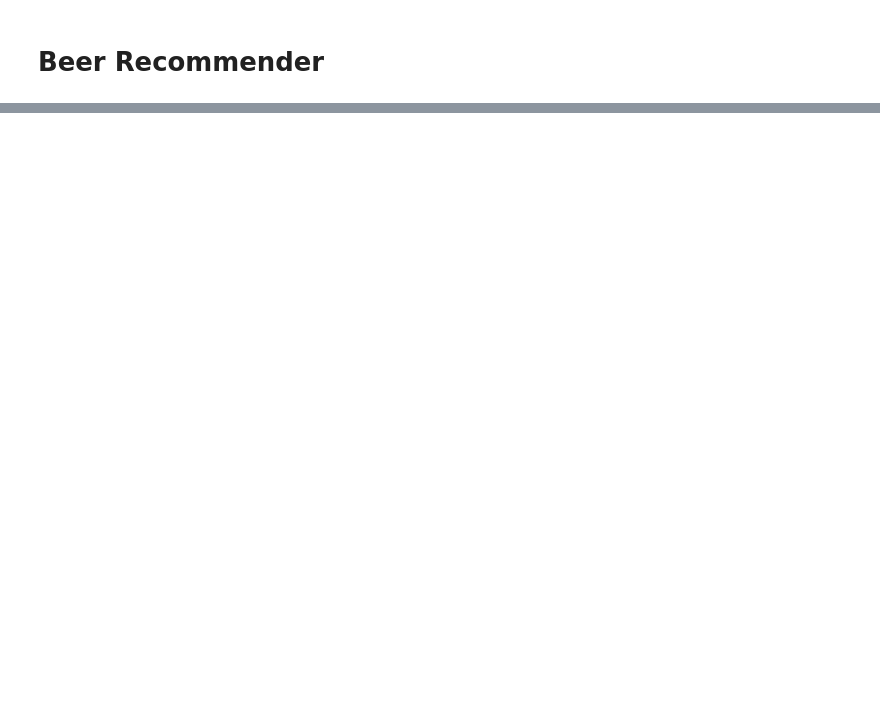
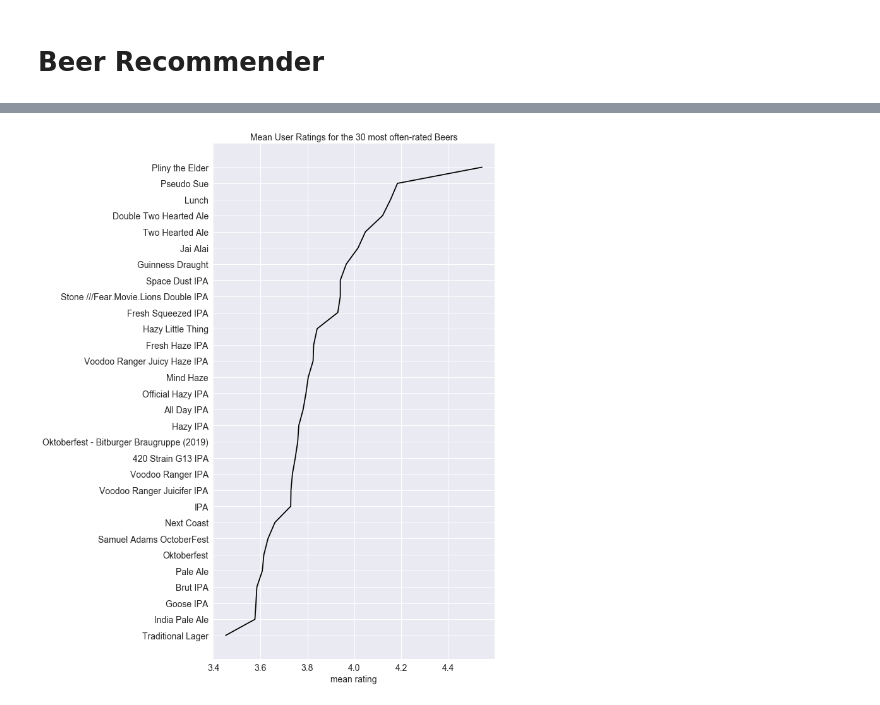
Before and after one commit to ebhtra/springboard, a Jupyter notebook: Beer_Recommender.ipynb, the cells around one changed output, grey strips where cells are left out. Cells and saved outputs as stored; diff of their text form; code cells hidden in the pictures; blank space fills up the shorter version.

```diff
--- a/Beer_Recommender.ipynb
+++ b/Beer_Recommender.ipynb
@@ -10,0 +187,5 @@ Fortunately, the rise of the American IPA has coincided with the rise of social
+# %%
+topXratings(checkins, 'beer_name', x=30, xlab='mean rating',
+            title='Mean User Ratings for the 30 most often-rated Beers')
+# %% [output]
+[figure, added]
```
Also changed, not shown: parts of 118 cells of this notebook.
